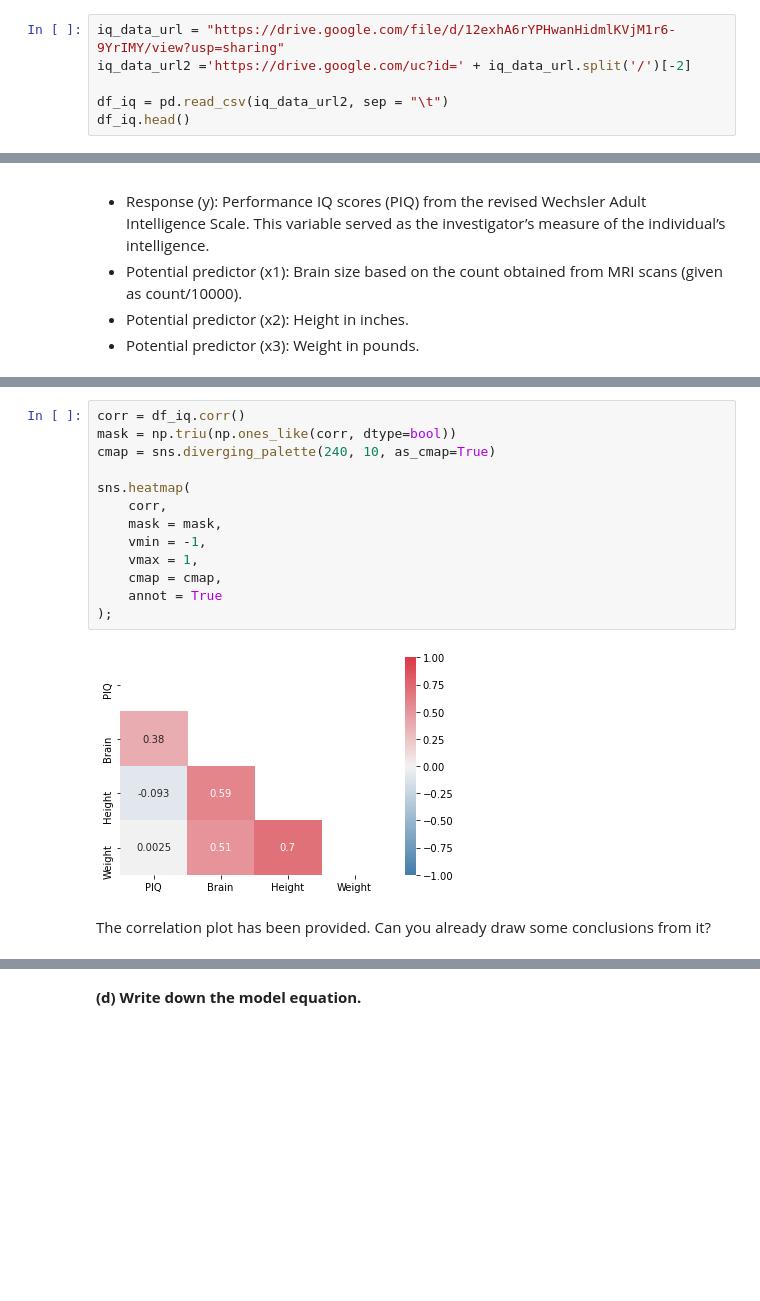
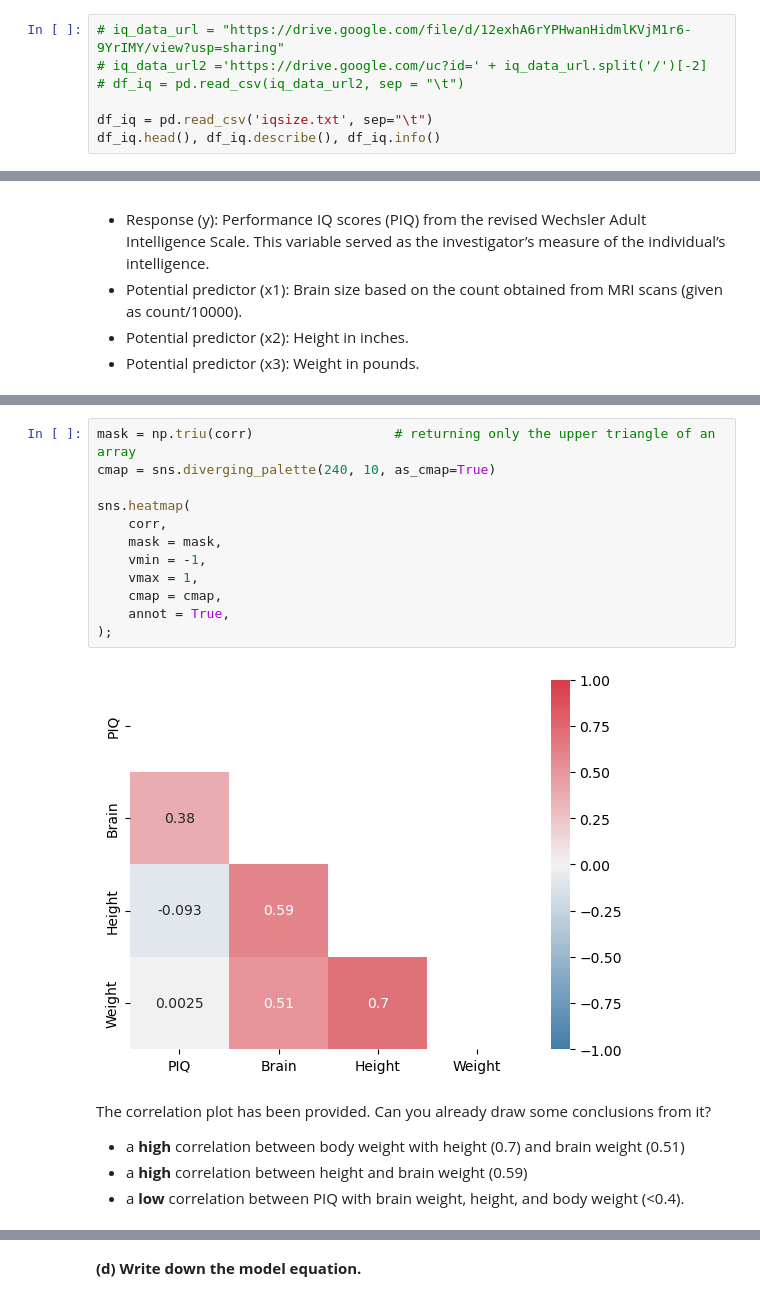
Before and after one commit to Debbcwing/DataScienceBootcamp, a Jupyter notebook: 02_Statistics/day4/STI_EX1_Linear_Regression.ipynb, the cells around one changed output, grey strips where cells are left out. Cells and saved outputs as stored; diff of their text form; blank space fills up the shorter version.

```diff
--- a/02_Statistics/day4/STI_EX1_Linear_Regression.ipynb
+++ b/02_Statistics/day4/STI_EX1_Linear_Regression.ipynb
@@ -26,7 +27,8 @@ import statsmodels.api as sm
 # %%
-iq_data_url = "https://drive.google.com/file/d/12exhA6rYPHwanHidmlKVjM1r6-9YrIMY/view?usp=sharing"
-iq_data_url2 ='https://drive.google.com/uc?id=' + iq_data_url.split('/')[-2]
+# iq_data_url = "https://drive.google.com/file/d/12exhA6rYPHwanHidmlKVjM1r6-9YrIMY/view?usp=sharing"
+# iq_data_url2 ='https://drive.google.com/uc?id=' + iq_data_url.split('/')[-2]
+# df_iq = pd.read_csv(iq_data_url2, sep = "\t")
 
-df_iq = pd.read_csv(iq_data_url2, sep = "\t")
-df_iq.head()
+df_iq = pd.read_csv('iqsize.txt', sep="\t")
+df_iq.head(), df_iq.describe(), df_iq.info()
 # %% [output]
@@ -50,17 +90,20 @@ the following data (iqsize.txt) on a sample of n = 38 college students:
 # %%
-corr = df_iq.corr()
-mask = np.triu(np.ones_like(corr, dtype=bool))
+mask = np.triu(corr)                  # returning only the upper triangle of an array
 cmap = sns.diverging_palette(240, 10, as_cmap=True)
 
 sns.heatmap(
     corr,
     mask = mask,
     vmin = -1,
     vmax = 1,
     cmap = cmap,
-    annot = True
+    annot = True,
 );
 # %% [output]
-[figure, old version]
+[figure, new version]
 # %% [markdown]
 The correlation plot has been provided. Can you already draw some conclusions from it?
+
+-  a **high** correlation between body weight with height (0.7) and brain weight (0.51)
+-  a **high** correlation between height and brain weight (0.59)
+-  a **low** correlation between PIQ with brain weight, height, and body weight (<0.4).
```
Also changed, not shown: parts of 23 cells of this notebook, 7 other files.
